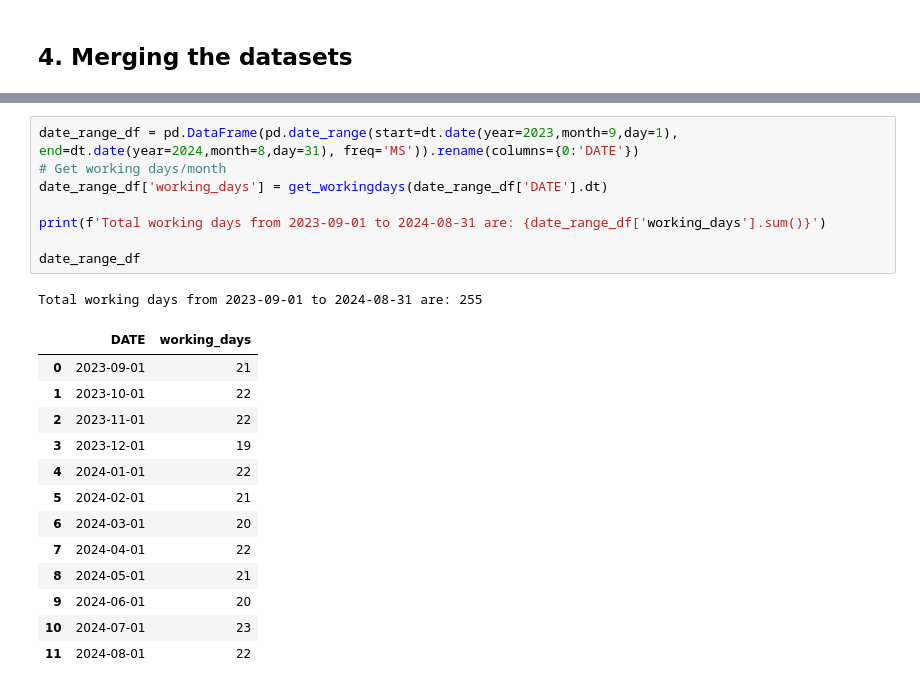
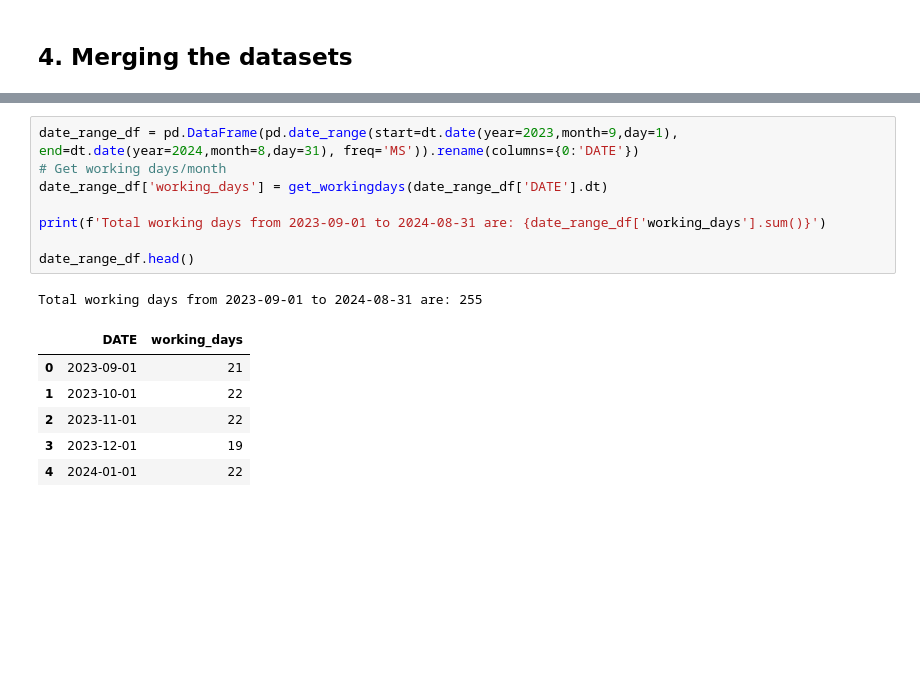
Before and after one commit to Norfolk-Suffolk-ICS/PrimaryCareDemandAndCapacity, a Jupyter notebook: notebooks/2e_Appointments_vs_staffing.ipynb, the cells around one changed output, grey strips where cells are left out. Saved outputs shown, nothing was run; the diff lists cells and outputs as text; blank space fills up the shorter version.

```diff
--- a/notebooks/2e_Appointments_vs_staffing.ipynb
+++ b/notebooks/2e_Appointments_vs_staffing.ipynb
@@ -260,23 +424,16 @@ appointments_vs_staffing_df
 # %%
 date_range_df = pd.DataFrame(pd.date_range(start=dt.date(year=2023,month=9,day=1), end=dt.date(year=2024,month=8,day=31), freq='MS')).rename(columns={0:'DATE'})
 # Get working days/month
 date_range_df['working_days'] = get_workingdays(date_range_df['DATE'].dt)
 
 print(f'Total working days from 2023-09-01 to 2024-08-31 are: {date_range_df['working_days'].sum()}')
 
-date_range_df
+date_range_df.head()
 # %% [output]
 Total working days from 2023-09-01 to 2024-08-31 are: 255
 |  | DATE | working_days |
 | 0 | 2023-09-01 | 21 |
 | 1 | 2023-10-01 | 22 |
 | 2 | 2023-11-01 | 22 |
 | 3 | 2023-12-01 | 19 |
 | 4 | 2024-01-01 | 22 |
-| 5 | 2024-02-01 | 21 |
-| 6 | 2024-03-01 | 20 |
-| 7 | 2024-04-01 | 22 |
-| 8 | 2024-05-01 | 21 |
-| 9 | 2024-06-01 | 20 |
-| 10 | 2024-07-01 | 23 |
-| 11 | 2024-08-01 | 22 |
```
Also changed, not shown: parts of 25 cells of this notebook.
